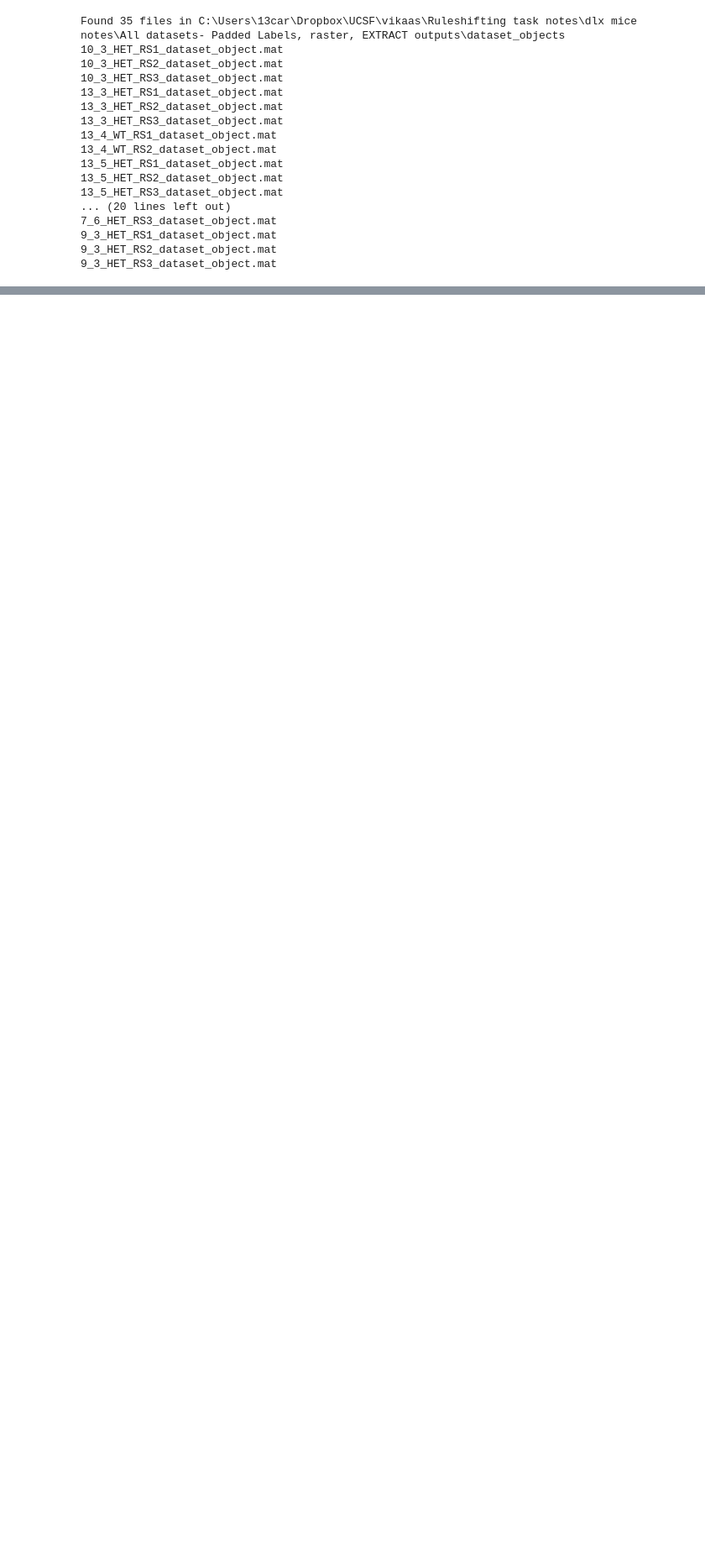
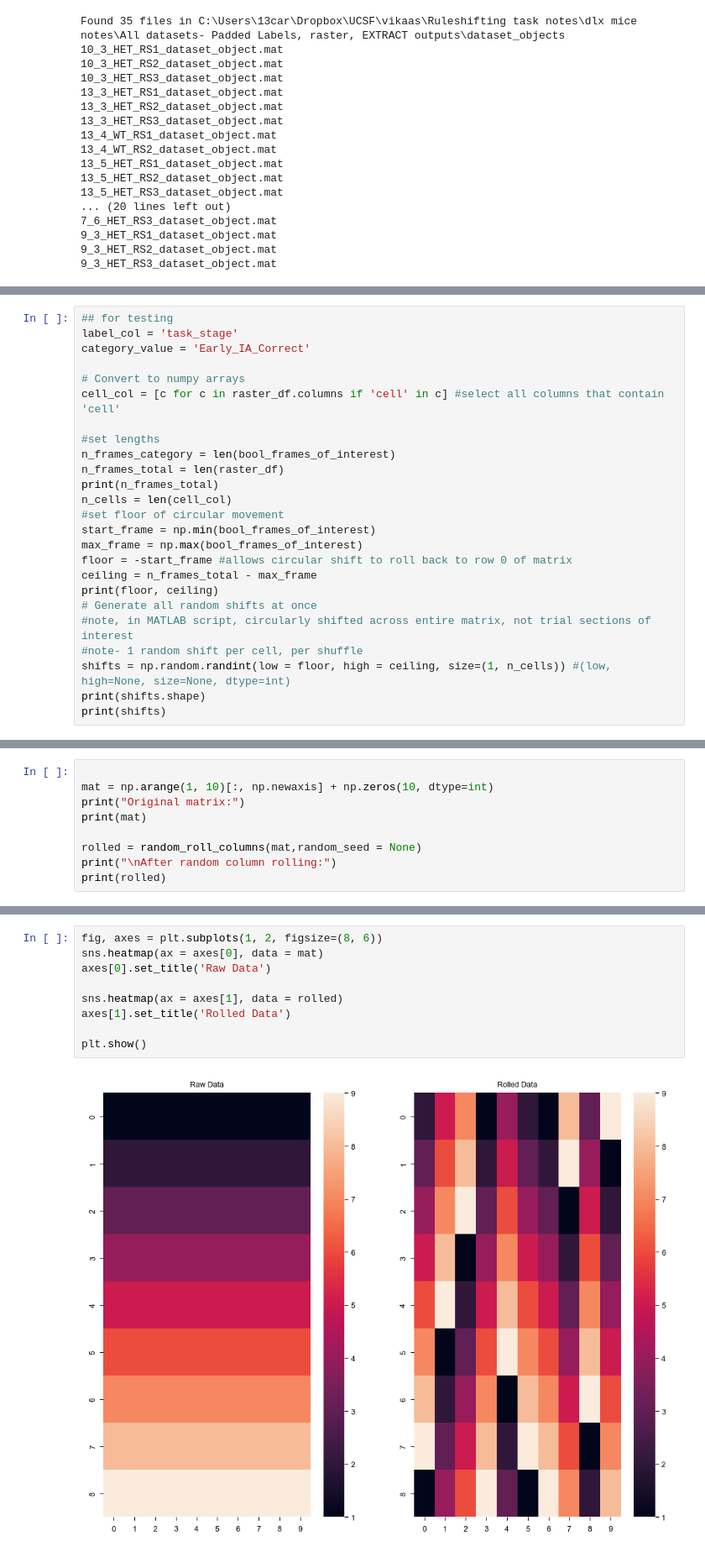
Before and after one commit to cjohnsoncruz/dlx56_mPFC_1p_SohalLab, a Jupyter notebook: code/preprocess matlab data v1.ipynb, the cells around one changed output, grey strips where cells are left out. Shown: that part at 84% size. Cells and saved outputs as stored; diff of their text form; blank space fills up the shorter version.

```diff
--- a/code/preprocess matlab data v1.ipynb
+++ b/code/preprocess matlab data v1.ipynb
@@ -782,0 +539,25 @@ plot_task_stages(stage_dict, stage_cols)
+# %%
+## for testing
+label_col = 'task_stage'
+category_value = 'Early_IA_Correct'
+
+# Convert to numpy arrays
+cell_col = [c for c in raster_df.columns if 'cell' in c] #select all columns that contain 'cell'
+
+#set lengths
+n_frames_category = len(bool_frames_of_interest)
+n_frames_total = len(raster_df)
+print(n_frames_total)
+n_cells = len(cell_col)
+#set floor of circular movement
+start_frame = np.min(bool_frames_of_interest)
+max_frame = np.max(bool_frames_of_interest)
+floor = -start_frame #allows circular shift to roll back to row 0 of matrix
+ceiling = n_frames_total - max_frame
+print(floor, ceiling)
+# Generate all random shifts at once
+#note, in MATLAB script, circularly shifted across entire matrix, not trial sections of interest
+#note- 1 random shift per cell, per shuffle
+shifts = np.random.randint(low = floor, high = ceiling, size=(1, n_cells)) #(low, high=None, size=None, dtype=int)
+print(shifts.shape)
+print(shifts)
@@ -782,0 +611,9 @@ plot_task_stages(stage_dict, stage_cols)
+# %%
+
+mat = np.arange(1, 10)[:, np.newaxis] + np.zeros(10, dtype=int)
+print("Original matrix:")
+print(mat)
+
+rolled = random_roll_columns(mat,random_seed = None)
+print("\nAfter random column rolling:")
+print(rolled)
@@ -782,0 +694,11 @@ plot_task_stages(stage_dict, stage_cols)
+# %%
+fig, axes = plt.subplots(1, 2, figsize=(8, 6))
+sns.heatmap(ax = axes[0], data = mat)
+axes[0].set_title('Raw Data')
+
+sns.heatmap(ax = axes[1], data = rolled)
+axes[1].set_title('Rolled Data')
+
+plt.show()
+# %% [output]
+[figure, added]
```
Also changed, not shown: parts of 59 cells of this notebook, 2 other files.
